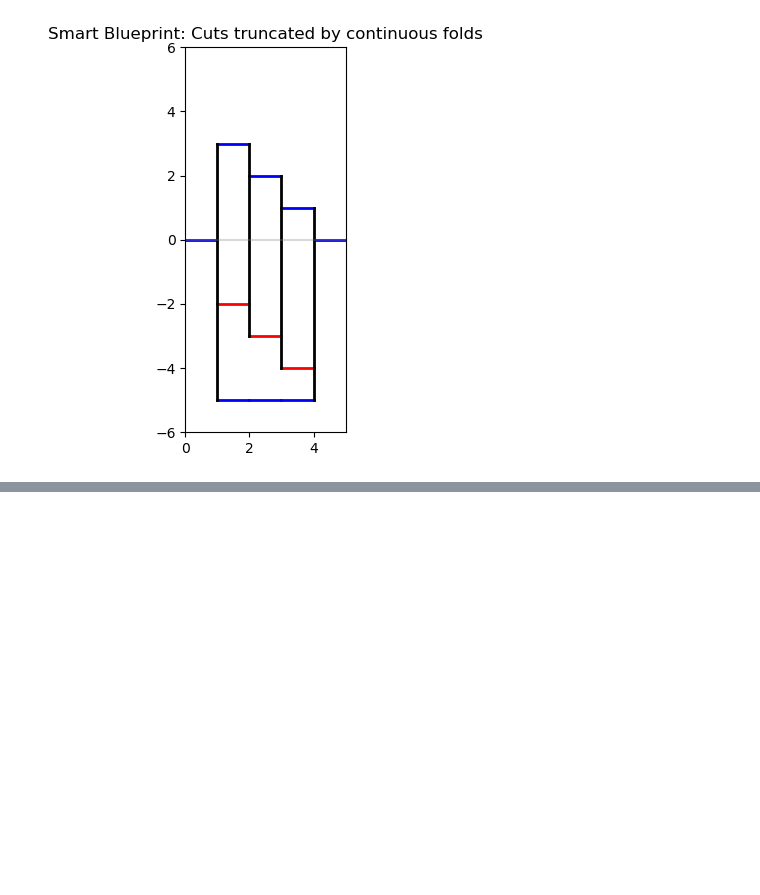
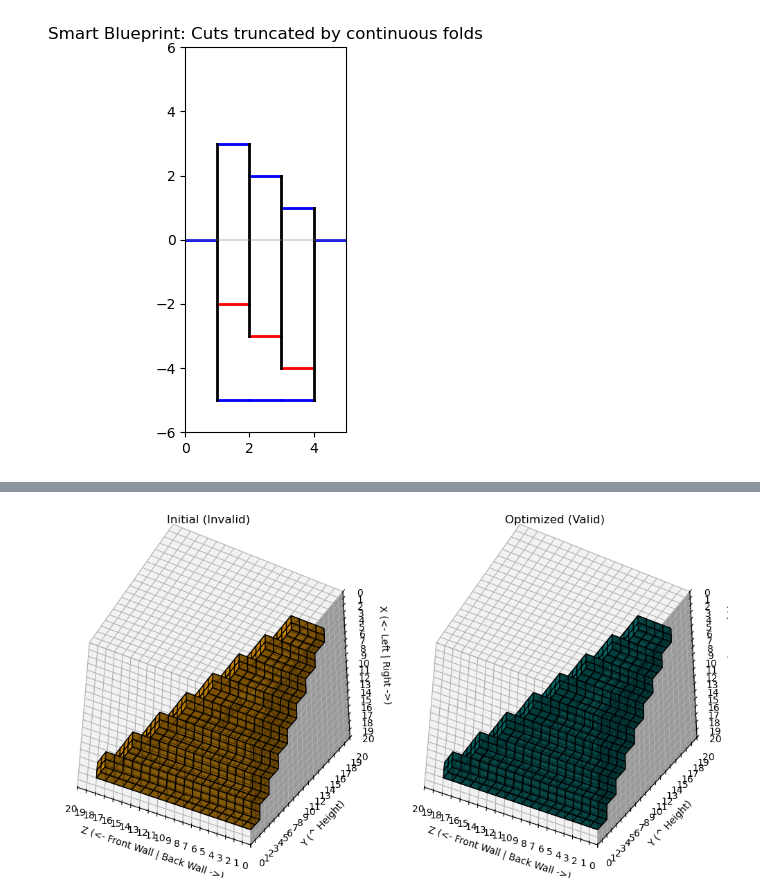
Before and after one commit to zining01/popup_design, a Jupyter notebook: popup_logic/popup_logic.ipynb, the cells around one changed output, grey strips where cells are left out. Saved outputs shown, nothing was run; the diff lists cells and outputs as text; code cells hidden in the pictures; blank space fills up the shorter version.

```diff
--- a/popup_logic/popup_logic.ipynb
+++ b/popup_logic/popup_logic.ipynb
@@ -87,0 +109,6 @@ generate_blueprint(output)
+# %%
+vox_output = optimize_popup_volume(voxel_array_3d_binarized, add_cost=1, remove_cost=1)
+# %%
+visualize_results(voxel_array_3d, vox_output, max(voxel_array_3d.shape))
+# %% [output]
+[figure, added]
```
Also changed, not shown: parts of 4 cells of this notebook, 2 other files.
